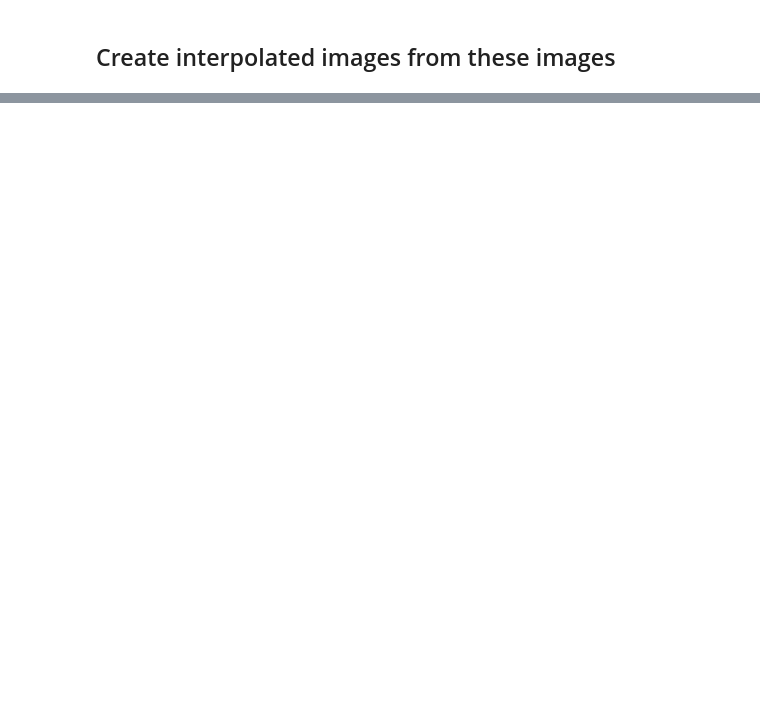
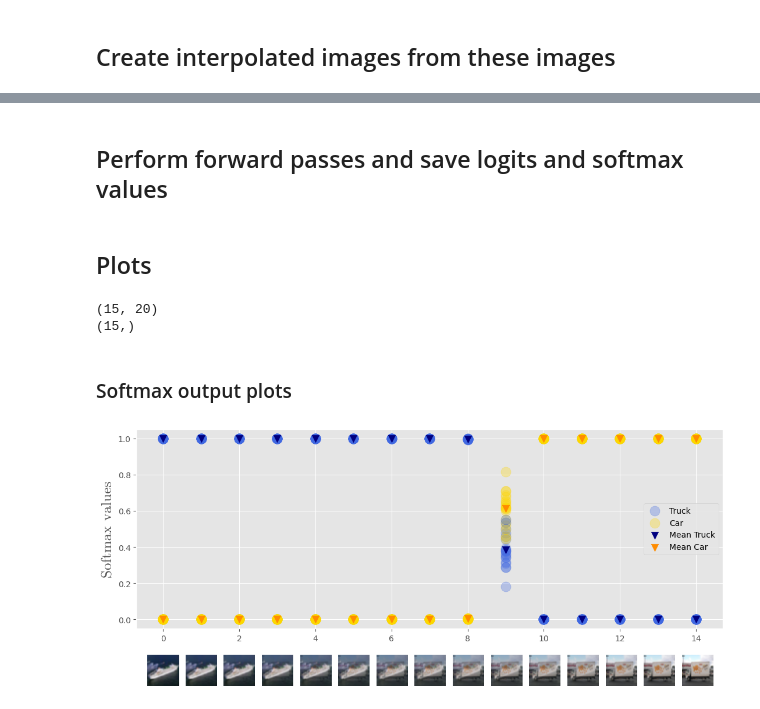
Before and after one commit to jonathansim/Rank-1-Bayesian-Neural-Networks, a Jupyter notebook: uncertainty_experiment.ipynb, the cells around one changed output, grey strips where cells are left out. Drawn from its saved outputs; the diff is of its cells as text; code cells hidden in the pictures; blank space fills up the shorter version.

```diff
--- a/uncertainty_experiment.ipynb
+++ b/uncertainty_experiment.ipynb
@@ -110,0 +145,2 @@ Predicted: truck
+# %% [markdown]
+## Perform forward passes and save logits and softmax values
@@ -110,0 +179,65 @@ Predicted: truck
+# %% [markdown]
+## Plots
+# %%
+num_forward_passes = 20
+softmax_inputs, softmax_outputs = collect_predictions(model, interpolated_images, num_passes=num_forward_passes)
+
+
+truck_softmax_input = softmax_inputs[:, :, truck_label]
+car_softmax_input = softmax_inputs[:, :, car_label]
+
+truck_softmax_output = softmax_outputs[:, :, truck_label]
+car_softmax_output = softmax_outputs[:, :, car_label]
+mean_truck_softmax_output = np.mean(truck_softmax_output, axis=1)
+mean_car_softmax_output = np.mean(car_softmax_output, axis=1)
+print(truck_softmax_output.shape)
+print(mean_truck_softmax_output.shape)
+# %% [output]
+(15, 20)
+(15,)
+# %% [markdown]
+### Softmax output plots
+# %%
+# Create the plot
+plt.style.use('ggplot')
+fig, ax = plt.subplots(figsize=(13, 4.5))
+
+def denormalize(image):
+    image = image.numpy().transpose((1, 2, 0))  # Convert to HWC
+    image = np.array([0.2023, 0.1994, 0.2010]) * image + np.array([0.4914, 0.4822, 0.4465])  # De-normalize
+    image = np.clip(image, 0, 1)  # Clip to [0, 1] range
+    return image
+
+images = [denormalize(image) for image in interpolated_images]
+
+
+for i in range(num_forward_passes):
+    ax.scatter(range(num_images), truck_softmax_output[:, i], marker='o', c='royalblue', label='Truck' if i == 0 else None, alpha=0.3, s=150)
+    ax.scatter(range(num_images), car_softmax_output[:, i], marker='o', c='gold', label='Car' if i == 0 else None, alpha=0.3, s=150)
+
+ax.scatter(range(num_images), mean_truck_softmax_output, marker='v', c='navy', label='Mean Truck', s=80)
+ax.scatter(range(num_images), mean_car_softmax_output, marker='v', c='darkorange', label='Mean Car', s=80)
+
+# Label the axes
+# ax.set_xlabel('Image Index')
+ax.set_ylabel('Softmax values', fontname='cmr10', fontsize=18, rotation=90)
+# ax.set_title('Values from Forward Passes for Each Image')
+ax.legend()
+
+# Add a legend
+plt.legend()
+
+# Add images below the x-axis
+for i in range(num_images):
+    # Create an inset axis for each image
+    inset_ax = fig.add_axes([0.1 + i * 0.0505, -0.1, 0.12, 0.12])  # Adjust the position and size
+    inset_ax.imshow(images[i])
+    inset_ax.axis('off')  # Turn off axis for images
+
+# Adjust the main plot to make space for the images
+plt.subplots_adjust(bottom=0.12)
+
+# Show the plot
+plt.show()
+# %% [output]
+[figure, added]
```
Also changed, not shown: parts of 22 cells of this notebook, 7 other files.
